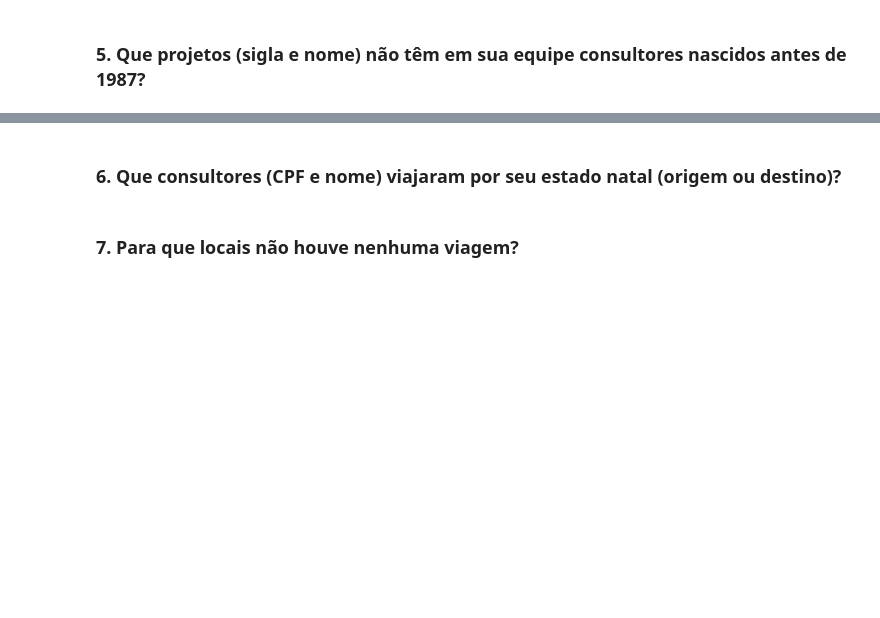
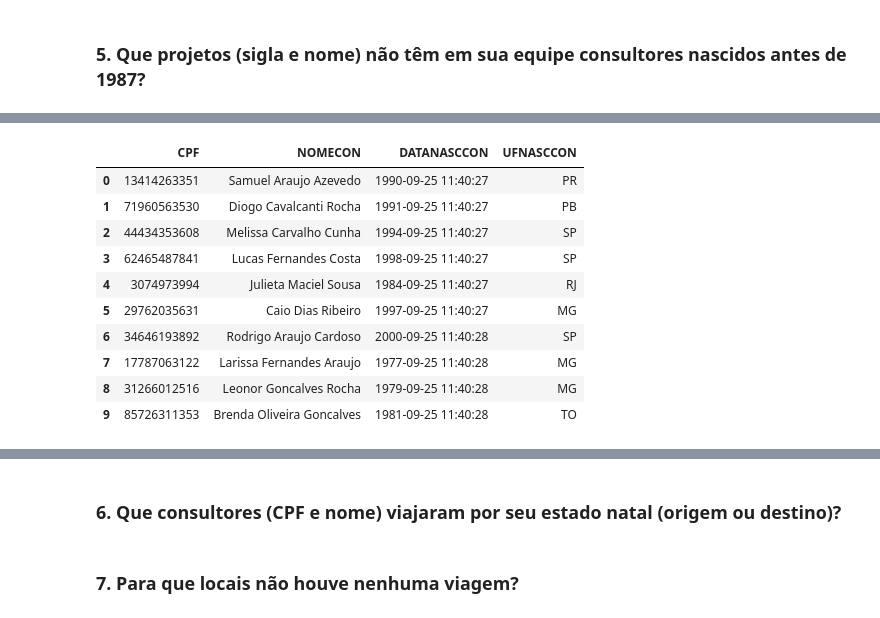
Before and after one commit to abnermneves/ibd, a Jupyter notebook: exercicios/Exercícios parte 2.ipynb, the cells around one changed output, grey strips where cells are left out. Cells and saved outputs as stored; diff of their text form; code cells hidden in the pictures; blank space fills up the shorter version.

```diff
--- a/exercicios/Exercícios parte 2.ipynb
+++ b/exercicios/Exercícios parte 2.ipynb
@@ -34,8 +34,8 @@ cursor.executescript(sql)
 # %%
 cliente = pd.read_sql_query("SELECT * FROM Cliente", conn)
 projeto = pd.read_sql_query("SELECT * FROM Projeto", conn)
-Consultor = pd.read_sql_query("SELECT * FROM Consultor", conn)
-Equipe = pd.read_sql_query("SELECT * FROM Equipe", conn)
+consultor = pd.read_sql_query("SELECT * FROM Consultor", conn)
+equipe = pd.read_sql_query("SELECT * FROM Equipe", conn)
 viagem = pd.read_sql_query("SELECT * FROM Viagem", conn)
 local = pd.read_sql_query("SELECT * FROM Local", conn)
 # %% [markdown]
@@ -97,0 +125,14 @@ df
+# %%
+consultor
+# %% [output]
+|  | CPF | NOMECON | DATANASCCON | UFNASCCON |
+| 0 | 13414263351 | Samuel Araujo Azevedo | 1990-09-25 11:40:27 | PR |
+| 1 | 71960563530 | Diogo Cavalcanti Rocha | 1991-09-25 11:40:27 | PB |
+| 2 | 44434353608 | Melissa Carvalho Cunha | 1994-09-25 11:40:27 | SP |
+| 3 | 62465487841 | Lucas Fernandes Costa | 1998-09-25 11:40:27 | SP |
+| 4 | 3074973994 | Julieta Maciel Sousa | 1984-09-25 11:40:27 | RJ |
+| 5 | 29762035631 | Caio Dias Ribeiro | 1997-09-25 11:40:27 | MG |
+| 6 | 34646193892 | Rodrigo Araujo Cardoso | 2000-09-25 11:40:28 | SP |
+| 7 | 17787063122 | Larissa Fernandes Araujo | 1977-09-25 11:40:28 | MG |
+| 8 | 31266012516 | Leonor Goncalves Rocha | 1979-09-25 11:40:28 | MG |
+| 9 | 85726311353 | Brenda Oliveira Goncalves | 1981-09-25 11:40:28 | TO |
```
Also changed, not shown: parts of 4 cells of this notebook.
